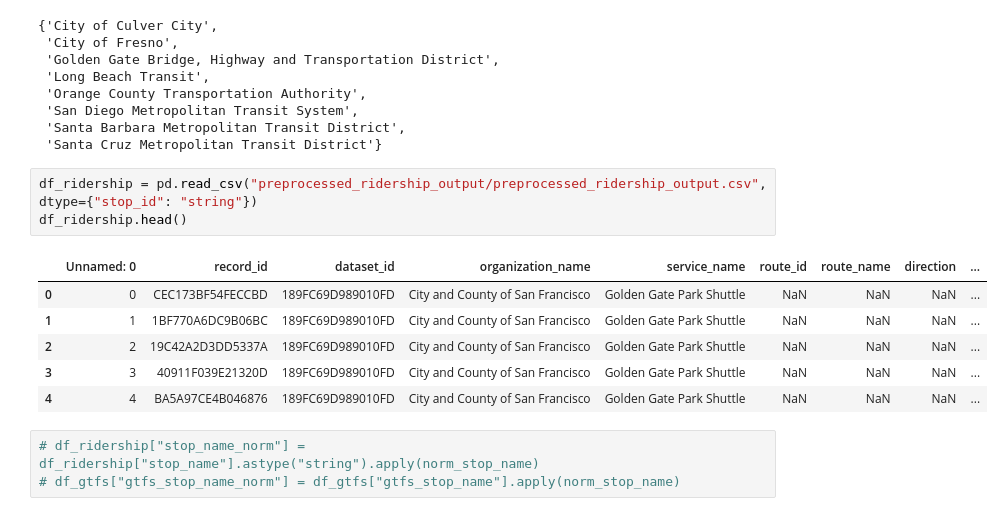
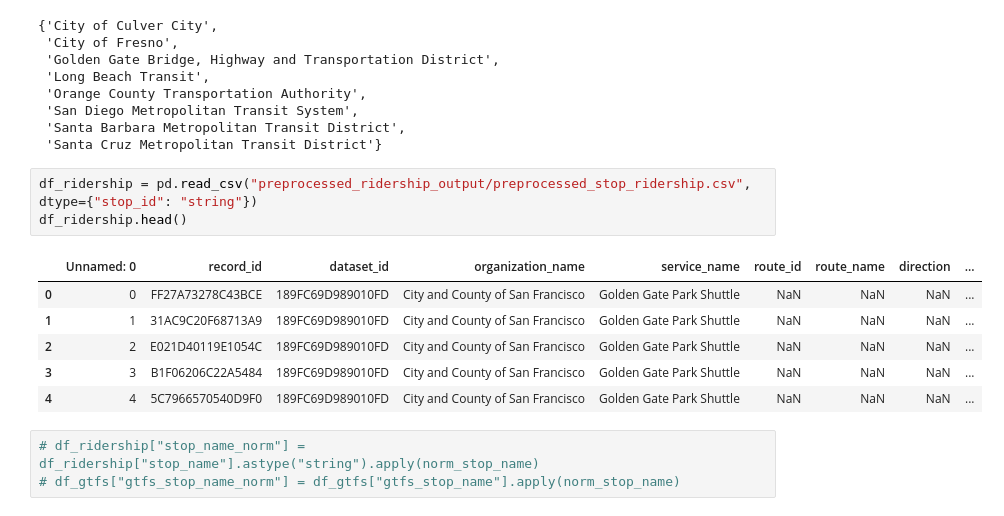
Before and after one commit to cal-itp/transit-ridership-analytics, a Jupyter notebook: Dimension_enrichment.ipynb, the cells around one changed output. Cells and saved outputs as stored; diff of their text form.

```diff
--- a/Dimension_enrichment.ipynb
+++ b/Dimension_enrichment.ipynb
@@ -276,15 +275,15 @@ set(org_loc_missing) - set(org_id_missing)
  'Santa Barbara Metropolitan Transit District',
  'Santa Cruz Metropolitan Transit District'}
 # %%
-df_ridership = pd.read_csv("preprocessed_ridership_output/preprocessed_ridership_output.csv", dtype={"stop_id": "string"})
+df_ridership = pd.read_csv("preprocessed_ridership_output/preprocessed_stop_ridership.csv", dtype={"stop_id": "string"})
 df_ridership.head()
 # %% [output]
 |  | Unnamed: 0 | record_id | dataset_id | organization_name | service_name | route_id | route_name | direction | ... |
-| 0 | 0 | CEC173BF54FECCBD | 189FC69D989010FD | City and County of San Francisco | Golden Gate Park Shuttle | NaN | NaN | NaN | ... |
-| 1 | 1 | 1BF770A6DC9B06BC | 189FC69D989010FD | City and County of San Francisco | Golden Gate Park Shuttle | NaN | NaN | NaN | ... |
-| 2 | 2 | 19C42A2D3DD5337A | 189FC69D989010FD | City and County of San Francisco | Golden Gate Park Shuttle | NaN | NaN | NaN | ... |
-| 3 | 3 | 40911F039E21320D | 189FC69D989010FD | City and County of San Francisco | Golden Gate Park Shuttle | NaN | NaN | NaN | ... |
-| 4 | 4 | BA5A97CE4B046876 | 189FC69D989010FD | City and County of San Francisco | Golden Gate Park Shuttle | NaN | NaN | NaN | ... |
+| 0 | 0 | FF27A73278C43BCE | 189FC69D989010FD | City and County of San Francisco | Golden Gate Park Shuttle | NaN | NaN | NaN | ... |
+| 1 | 1 | 31AC9C20F68713A9 | 189FC69D989010FD | City and County of San Francisco | Golden Gate Park Shuttle | NaN | NaN | NaN | ... |
+| 2 | 2 | E021D40119E1054C | 189FC69D989010FD | City and County of San Francisco | Golden Gate Park Shuttle | NaN | NaN | NaN | ... |
+| 3 | 3 | B1F06206C22A5484 | 189FC69D989010FD | City and County of San Francisco | Golden Gate Park Shuttle | NaN | NaN | NaN | ... |
+| 4 | 4 | 5C7966570540D9F0 | 189FC69D989010FD | City and County of San Francisco | Golden Gate Park Shuttle | NaN | NaN | NaN | ... |
 # %%
 # df_ridership["stop_name_norm"] = df_ridership["stop_name"].astype("string").apply(norm_stop_name)
 # df_gtfs["gtfs_stop_name_norm"] = df_gtfs["gtfs_stop_name"].apply(norm_stop_name)
```
Also changed, not shown: parts of 6 cells of this notebook, 4 other files.
